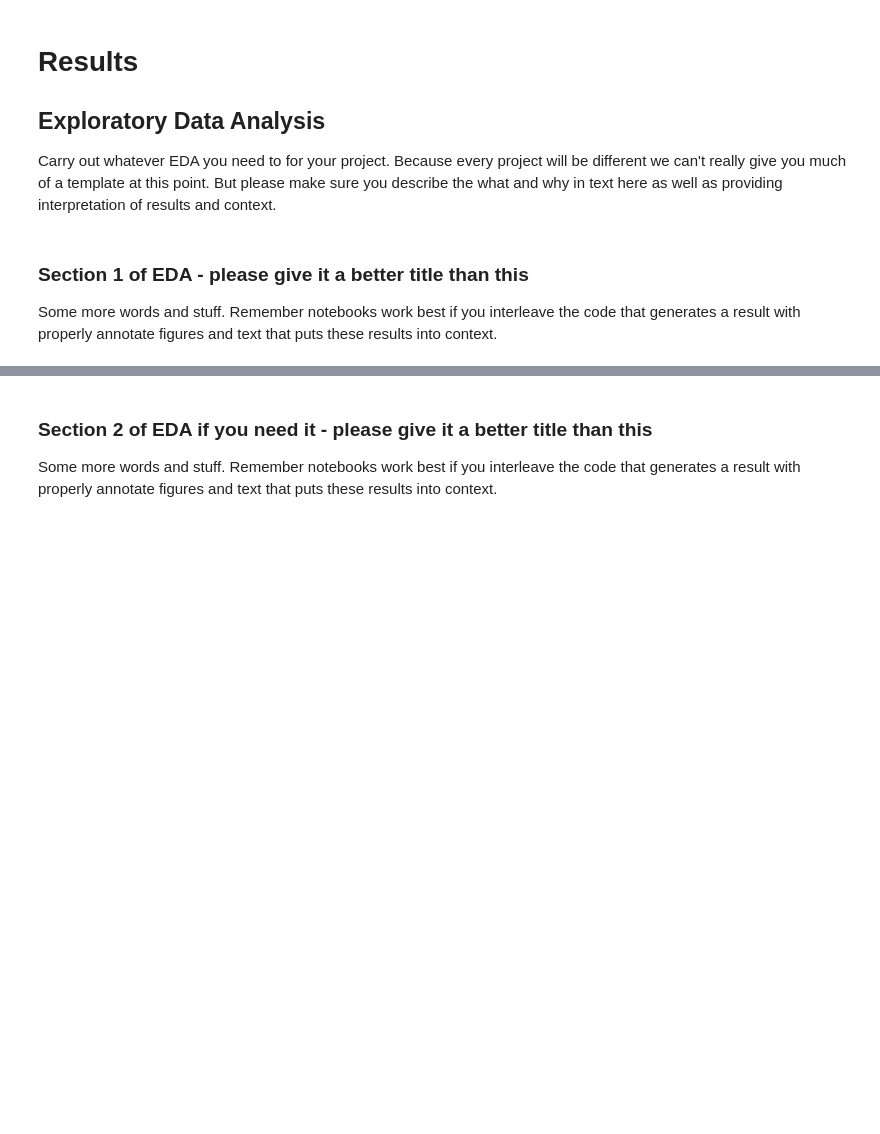
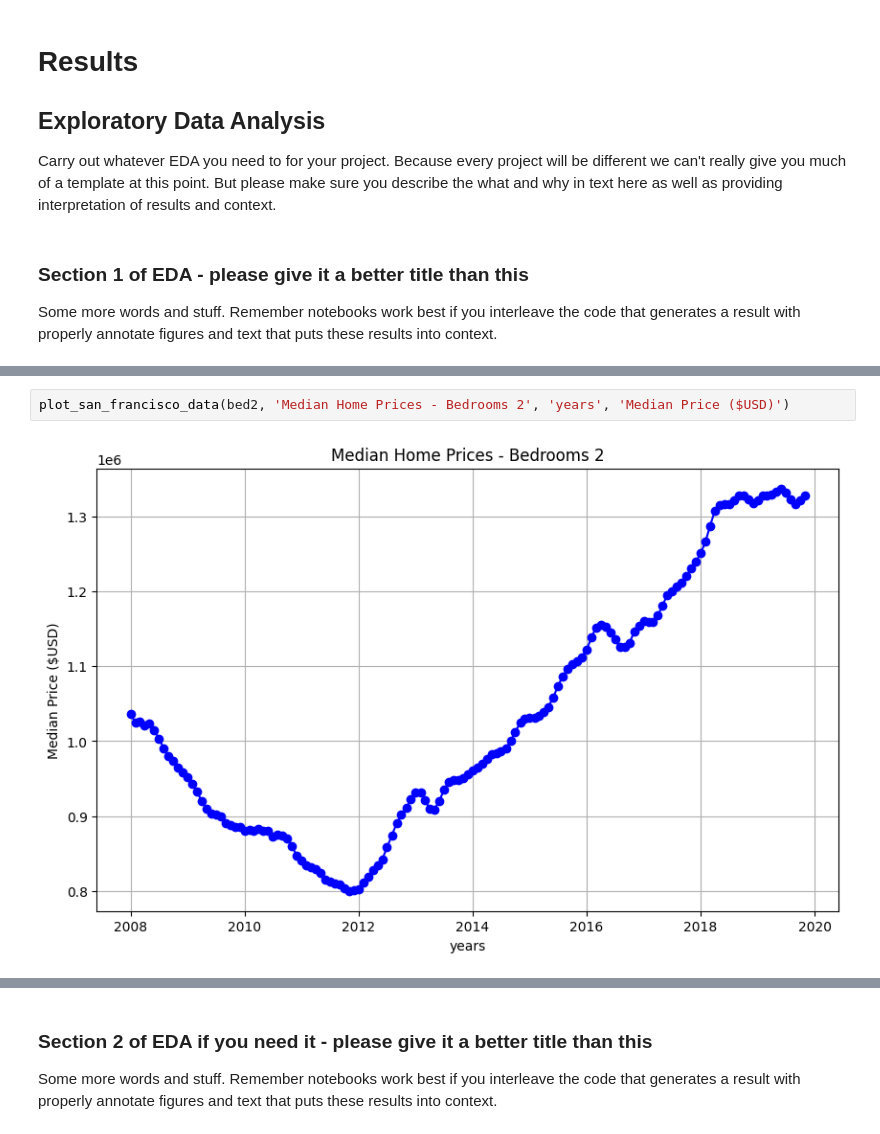
Before and after one commit to KevinABV63/Bash-Grader, a Jupyter notebook: EDACheckpoint_Group045_WI25.ipynb, the cells around one changed output, grey strips where cells are left out. Saved outputs shown, nothing was run; the diff lists cells and outputs as text; blank space fills up the shorter version.

```diff
--- a/EDACheckpoint_Group045_WI25.ipynb
+++ b/EDACheckpoint_Group045_WI25.ipynb
@@ -127,0 +256,4 @@ Some more words and stuff.  Remember notebooks work best if you interleave the c
+# %%
+plot_san_francisco_data(bed2, 'Median Home Prices - Bedrooms 2', 'years', 'Median Price ($USD)')
+# %% [output]
+[figure, added]
```
Also changed, not shown: parts of 23 cells of this notebook.
